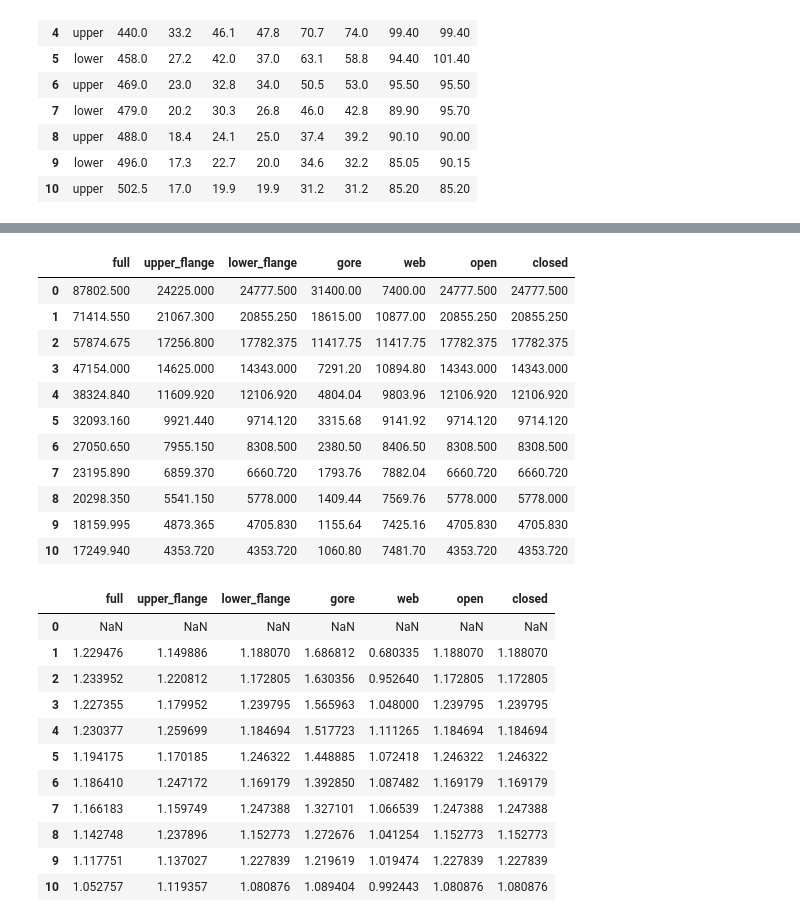
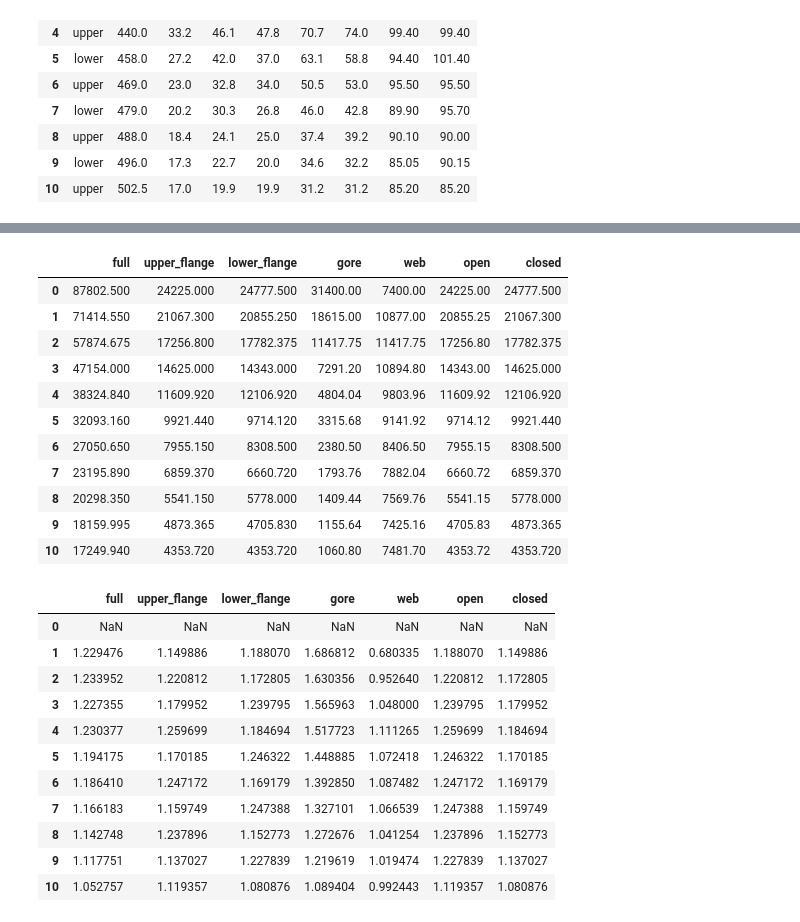
Before and after one commit to pyroll-project/pyroll-examples, a Jupyter notebook: H_Profiles_Neumann.ipynb, the cells around one changed output, grey strips where cells are left out. Saved outputs shown, nothing was run; the diff lists cells and outputs as text; code cells hidden in the pictures.

Commit message:
fix open/closed

```diff
--- a/H_Profiles_Neumann.ipynb
+++ b/H_Profiles_Neumann.ipynb
@@ -119,45 +119,45 @@ divisions = [NeumannDivision(b) for b in beams]
 # %%
 areas = pd.DataFrame([dict(
     full=d.full.area,
     upper_flange=d.upper_flange.area,
     lower_flange=d.lower_flange.area,
     gore=d.gore.area,
     web=d.web.area,
 ) for d in divisions])
-areas["open"] = areas.upper_flange.where(calibration.open == "upper_flange", areas.lower_flange)
-areas["closed"] = areas.upper_flange.where(calibration.open == "lower_flange", areas.lower_flange)
+areas["open"] = areas.upper_flange.where(calibration.open == "upper", areas.lower_flange)
+areas["closed"] = areas.upper_flange.where(calibration.open == "lower", areas.lower_flange)
 areas
 # %% [output]
 |  | full | upper_flange | lower_flange | gore | web | open | closed |
-| 0 | 87802.500 | 24225.000 | 24777.500 | 31400.00 | 7400.00 | 24777.500 | 24777.500 |
-| 1 | 71414.550 | 21067.300 | 20855.250 | 18615.00 | 10877.00 | 20855.250 | 20855.250 |
-| 2 | 57874.675 | 17256.800 | 17782.375 | 11417.75 | 11417.75 | 17782.375 | 17782.375 |
-| 3 | 47154.000 | 14625.000 | 14343.000 | 7291.20 | 10894.80 | 14343.000 | 14343.000 |
-| 4 | 38324.840 | 11609.920 | 12106.920 | 4804.04 | 9803.96 | 12106.920 | 12106.920 |
-| 5 | 32093.160 | 9921.440 | 9714.120 | 3315.68 | 9141.92 | 9714.120 | 9714.120 |
-| 6 | 27050.650 | 7955.150 | 8308.500 | 2380.50 | 8406.50 | 8308.500 | 8308.500 |
-| 7 | 23195.890 | 6859.370 | 6660.720 | 1793.76 | 7882.04 | 6660.720 | 6660.720 |
-| 8 | 20298.350 | 5541.150 | 5778.000 | 1409.44 | 7569.76 | 5778.000 | 5778.000 |
-| 9 | 18159.995 | 4873.365 | 4705.830 | 1155.64 | 7425.16 | 4705.830 | 4705.830 |
-| 10 | 17249.940 | 4353.720 | 4353.720 | 1060.80 | 7481.70 | 4353.720 | 4353.720 |
+| 0 | 87802.500 | 24225.000 | 24777.500 | 31400.00 | 7400.00 | 24225.00 | 24777.500 |
+| 1 | 71414.550 | 21067.300 | 20855.250 | 18615.00 | 10877.00 | 20855.25 | 21067.300 |
+| 2 | 57874.675 | 17256.800 | 17782.375 | 11417.75 | 11417.75 | 17256.80 | 17782.375 |
+| 3 | 47154.000 | 14625.000 | 14343.000 | 7291.20 | 10894.80 | 14343.00 | 14625.000 |
+| 4 | 38324.840 | 11609.920 | 12106.920 | 4804.04 | 9803.96 | 11609.92 | 12106.920 |
+| 5 | 32093.160 | 9921.440 | 9714.120 | 3315.68 | 9141.92 | 9714.12 | 9921.440 |
+| 6 | 27050.650 | 7955.150 | 8308.500 | 2380.50 | 8406.50 | 7955.15 | 8308.500 |
+| 7 | 23195.890 | 6859.370 | 6660.720 | 1793.76 | 7882.04 | 6660.72 | 6859.370 |
+| 8 | 20298.350 | 5541.150 | 5778.000 | 1409.44 | 7569.76 | 5541.15 | 5778.000 |
+| 9 | 18159.995 | 4873.365 | 4705.830 | 1155.64 | 7425.16 | 4705.83 | 4873.365 |
+| 10 | 17249.940 | 4353.720 | 4353.720 | 1060.80 | 7481.70 | 4353.72 | 4353.720 |
 # %%
 elongations = areas.rolling(2).apply(lambda pair: pair.iloc[0] / pair.iloc[1])
-elongations["open"] = elongations.upper_flange.where(calibration.open == "upper_flange", elongations.lower_flange)
-elongations["closed"] = elongations.upper_flange.where(calibration.open == "lower_flange", elongations.lower_flange)
+elongations["open"] = elongations.upper_flange.where(calibration.open == "upper", elongations.lower_flange)
+elongations["closed"] = elongations.upper_flange.where(calibration.open == "lower", elongations.lower_flange)
 elongations
 # %% [output]
 |  | full | upper_flange | lower_flange | gore | web | open | closed |
 | 0 | NaN | NaN | NaN | NaN | NaN | NaN | NaN |
-| 1 | 1.229476 | 1.149886 | 1.188070 | 1.686812 | 0.680335 | 1.188070 | 1.188070 |
-| 2 | 1.233952 | 1.220812 | 1.172805 | 1.630356 | 0.952640 | 1.172805 | 1.172805 |
-| 3 | 1.227355 | 1.179952 | 1.239795 | 1.565963 | 1.048000 | 1.239795 | 1.239795 |
-| 4 | 1.230377 | 1.259699 | 1.184694 | 1.517723 | 1.111265 | 1.184694 | 1.184694 |
-| 5 | 1.194175 | 1.170185 | 1.246322 | 1.448885 | 1.072418 | 1.246322 | 1.246322 |
-| 6 | 1.186410 | 1.247172 | 1.169179 | 1.392850 | 1.087482 | 1.169179 | 1.169179 |
-| 7 | 1.166183 | 1.159749 | 1.247388 | 1.327101 | 1.066539 | 1.247388 | 1.247388 |
-| 8 | 1.142748 | 1.237896 | 1.152773 | 1.272676 | 1.041254 | 1.152773 | 1.152773 |
-| 9 | 1.117751 | 1.137027 | 1.227839 | 1.219619 | 1.019474 | 1.227839 | 1.227839 |
-| 10 | 1.052757 | 1.119357 | 1.080876 | 1.089404 | 0.992443 | 1.080876 | 1.080876 |
+| 1 | 1.229476 | 1.149886 | 1.188070 | 1.686812 | 0.680335 | 1.188070 | 1.149886 |
+| 2 | 1.233952 | 1.220812 | 1.172805 | 1.630356 | 0.952640 | 1.220812 | 1.172805 |
+| 3 | 1.227355 | 1.179952 | 1.239795 | 1.565963 | 1.048000 | 1.239795 | 1.179952 |
+| 4 | 1.230377 | 1.259699 | 1.184694 | 1.517723 | 1.111265 | 1.259699 | 1.184694 |
+| 5 | 1.194175 | 1.170185 | 1.246322 | 1.448885 | 1.072418 | 1.246322 | 1.170185 |
+| 6 | 1.186410 | 1.247172 | 1.169179 | 1.392850 | 1.087482 | 1.247172 | 1.169179 |
+| 7 | 1.166183 | 1.159749 | 1.247388 | 1.327101 | 1.066539 | 1.247388 | 1.159749 |
+| 8 | 1.142748 | 1.237896 | 1.152773 | 1.272676 | 1.041254 | 1.237896 | 1.152773 |
+| 9 | 1.117751 | 1.137027 | 1.227839 | 1.219619 | 1.019474 | 1.227839 | 1.137027 |
+| 10 | 1.052757 | 1.119357 | 1.080876 | 1.089404 | 0.992443 | 1.119357 | 1.080876 |
 # %%
 px.line(elongations, y=["open", "closed", "gore", "web"])
 # %% [output]
```
Also changed, not shown: parts of 6 cells of this notebook.
